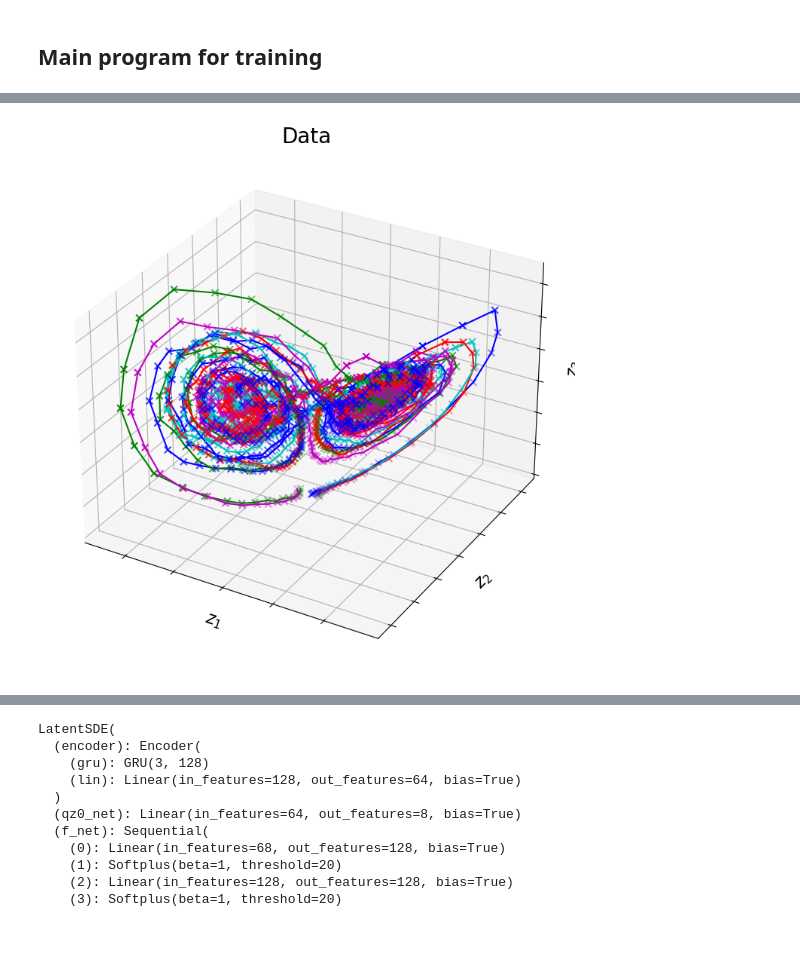
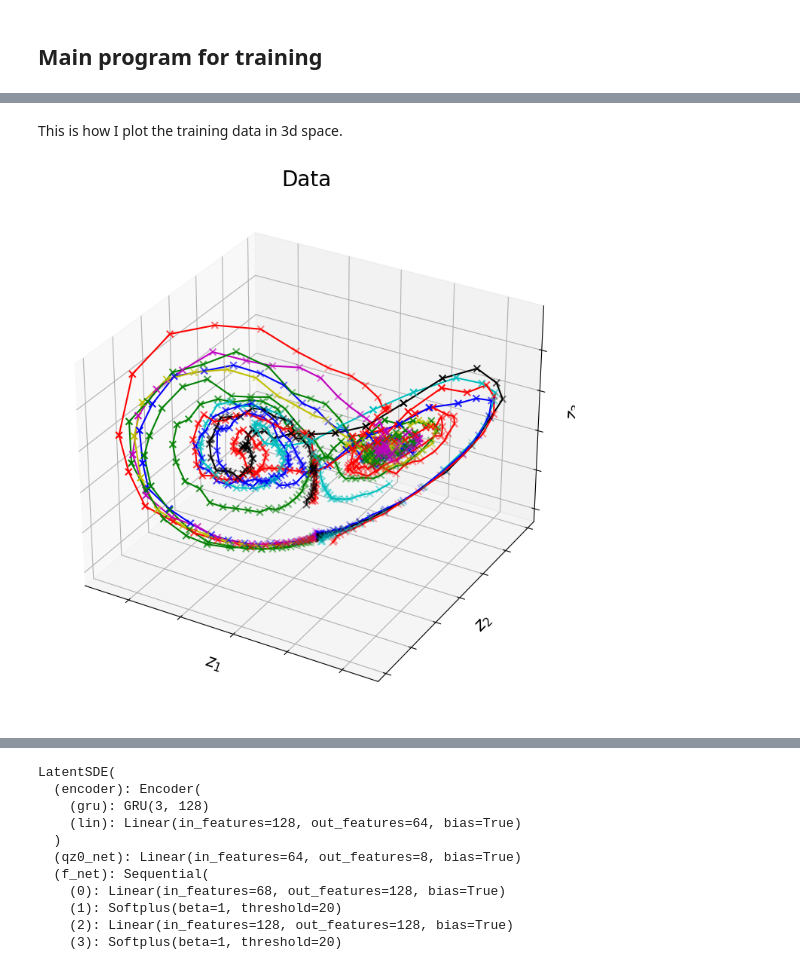
Before and after one commit to xdong99/NeuralSDE_Tests, a Jupyter notebook: latent_sde_lorenz.ipynb, the cells around one changed output, grey strips where cells are left out. Drawn from its saved outputs; the diff is of its cells as text; code cells hidden in the pictures; blank space fills up the shorter version.

```diff
--- a/latent_sde_lorenz.ipynb
+++ b/latent_sde_lorenz.ipynb
@@ -80,7 +80,7 @@ class StochasticLorenz(object):
 # %% [markdown]
 ## Get dataset
 # %%
-def make_dataset(t0, t1, batch_size, noise_std, train_dir, device):
+def make_dataset(t0, t1, batch_size, noise_std, train_dir, steps, device):
     data_path = os.path.join(train_dir, 'lorenz_data.pth')
     if os.path.exists(data_path):
         data_dict = torch.load(data_path)
@@ -92,7 +92,7 @@ def make_dataset(t0, t1, batch_size, noise_std, train_dir, device):
             raise ValueError("Times interval [t0, t1] has changed; please delete and regenerate the data.")
     else:
         _y0 = torch.randn(batch_size, 3, device=device)
-        ts = torch.linspace(t0, t1, steps=100, device=device)
+        ts = torch.linspace(t0, t1, steps=steps, device=device)
         xs = StochasticLorenz().sample(_y0, ts, noise_std, normalize=True)
 
         os.makedirs(os.path.dirname(data_path), exist_ok=True)
@@ -303,18 +303,19 @@ context_size=64
 hidden_size=128
 lr_init=1e-2
 t0=0.
-t1=8.
+t1=2.
+steps = 100
 lr_gamma=0.997
 kl_anneal_iters=1000
 pause_every=50
 noise_std=0.01
 adjoint=False
-train_dir='./lorenzTestTime8/'
+train_dir='./lorenzPlottingMarginal/'
 method="euler"
 device = torch.device('cuda' if torch.cuda.is_available() else 'cpu')
 # %%
 xs, ts = make_dataset(t0=t0, t1=t1, batch_size=batch_size, noise_std=noise_std,
-                      train_dir=train_dir, device=device)
+                      train_dir=train_dir, steps=steps, device=device)
 
 # xs.size() = [100, 1024, 3], 100 time steps, 1024 batch size, 3 dimensions
 # ts.size() = [100], 100 time steps
@@ -325,22 +356,24 @@ WARNING:root:Loaded toy data at: ./lorenzTestTime8/lorenz_data.pth
+# %% [markdown]
+This is how I plot the training data in 3d space.
 # %%
 # plot training data in 3D
 z1, z2, z3 = np.split(xs.cpu().numpy(), indices_or_sections=3, axis=-1)
 # define a plot with 3d projection
 fig = plt.figure(figsize=(20, 9))
 ax = fig.add_subplot(111, projection='3d')
-num_samples = 5
+num_samples = 10
 colors = ['b', 'g', 'r', 'c', 'm', 'y', 'k']
 
 [ax.plot(z1[:, i, 0], z2[:, i, 0], z3[:, i, 0], color = colors[i % len(colors)]) for i in range(num_samples)]
 [ax.scatter(z1[:, i, 0], z2[:, i, 0], z3[:, i, 0], marker = 'x', color = colors[i % len(colors)],s=40)
  for i in range(num_samples)]
 ax.set_yticklabels([])
 ax.set_xticklabels([])
 ax.set_zticklabels([])
 ax.set_xlabel('$z_1$', labelpad=0., fontsize=16)
 ax.set_ylabel('$z_2$', labelpad=.5, fontsize=16)
 ax.set_zlabel('$z_3$', labelpad=0., horizontalalignment='center', fontsize=16)
 ax.set_title('Data', fontsize=20)
 plt.show()
 # %% [output]
-[figure, old version]
+[figure, new version]
```
Also changed, not shown: parts of 31 cells of this notebook, 2 other files.
